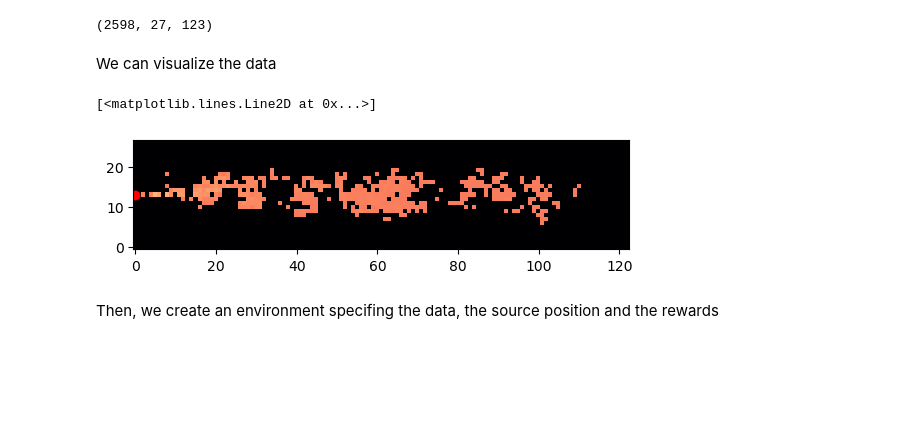
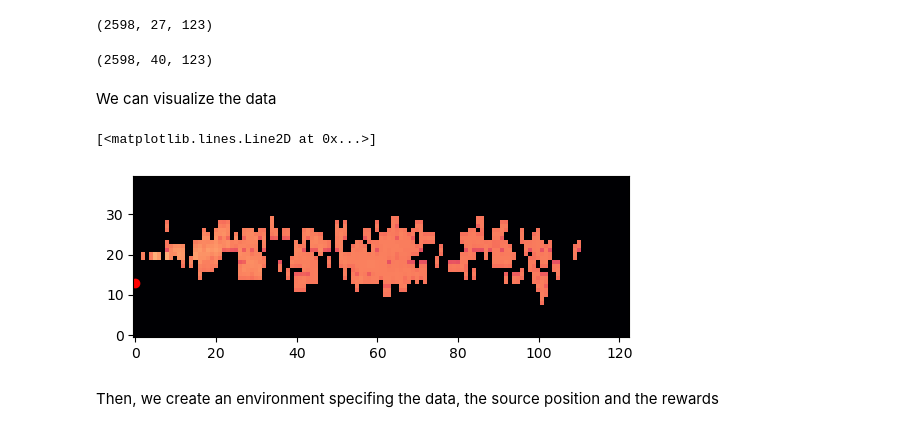
Before and after one commit to PimLb/pynav, a Jupyter notebook: notebooks/Tutorial.ipynb, the cells around one changed output. Drawn from its saved outputs; the diff is of its cells as text; code cells hidden in the pictures; blank space fills up the shorter version.

```diff
--- a/notebooks/Tutorial.ipynb
+++ b/notebooks/Tutorial.ipynb
@@ -21,18 +21,28 @@ data[data < n_thr] = 0.0
 print(data.shape)
 # %% [output]
 (2598, 27, 123)
+# %%
+import cv2
+
+new_data = np.empty((data.shape[0], 40, 123))
+
+print(new_data.shape)
+for i in range(new_data.shape[0]):
+    new_data[i, :, :] = cv2.resize(data[i, :, :], (123, 40))
+# %% [output]
+(2598, 40, 123)
 # %% [markdown]
 We can visualize the data
 # %%
-log_data = data.copy()
+log_data = new_data.copy()
 log_data[log_data == 0.0] = 1e-20
 
 fig, ax = plt.subplots()
 ax.imshow(np.log10(log_data[0, :, :]), cmap='magma', origin='lower', vmax=log_data.max())
 ax.plot(0.0, 13.0, 'o', c='red')
 # %% [output]
 [<matplotlib.lines.Line2D at 0x...>]
-[figure, old version]
+[figure, new version]
 # %% [markdown]
 Then, we create an environment specifing the data, the source position and the rewards
 # %%
```
Also changed, not shown: parts of 9 cells of this notebook.
